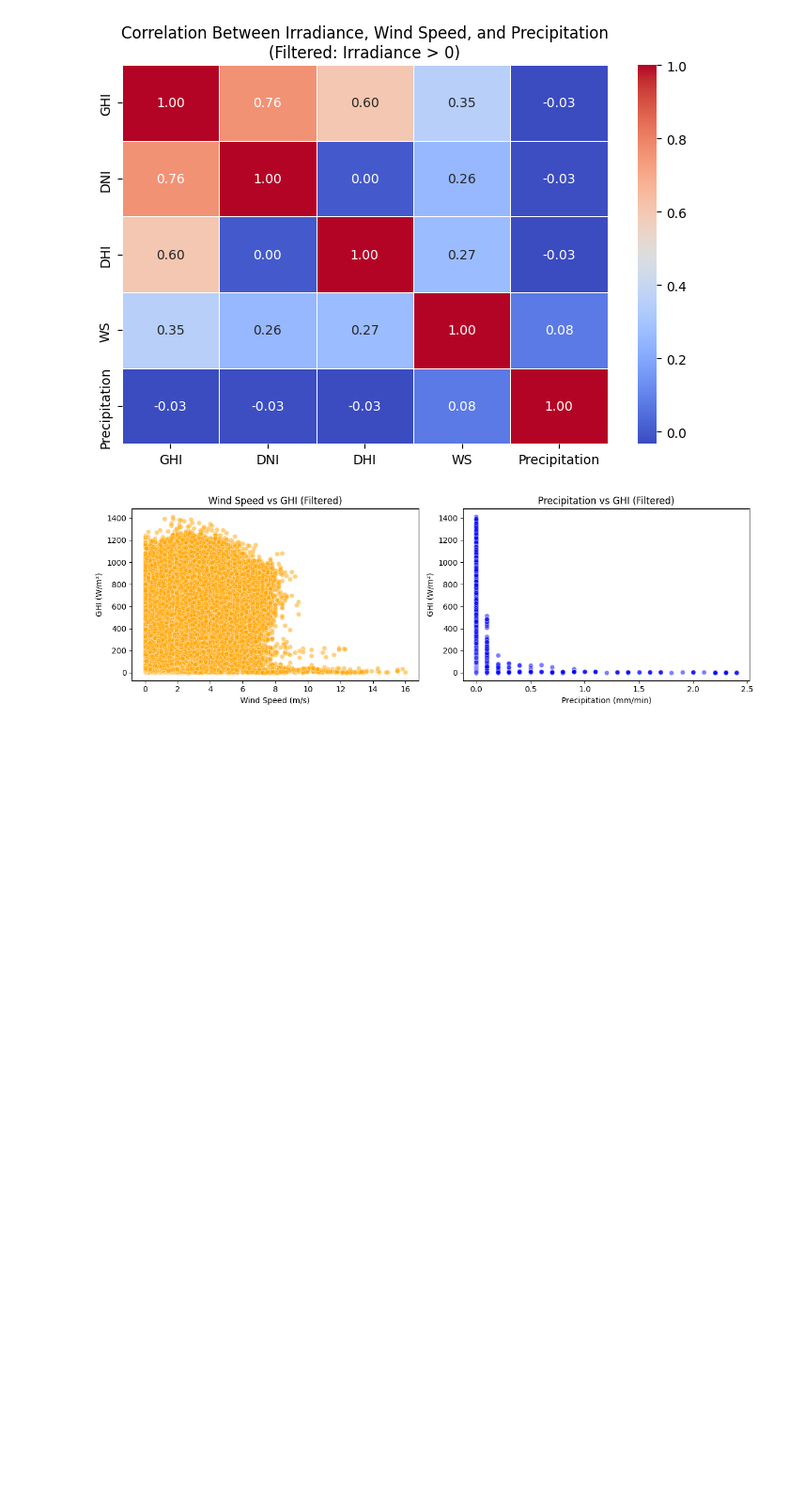
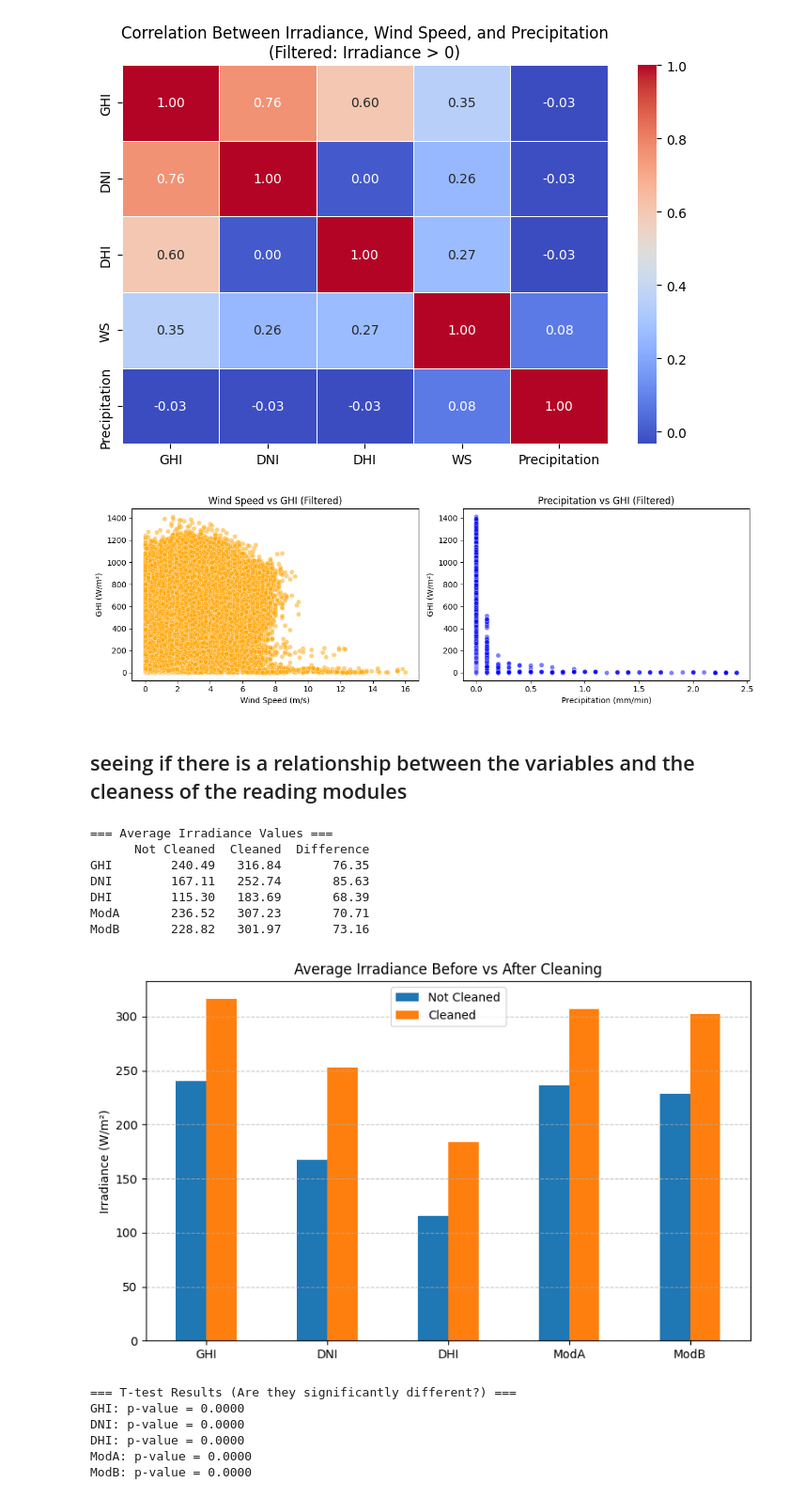
Before and after one commit to Abrhammmo/solar-challenge-week0, a Jupyter notebook: notebook/benin_eda.ipynb, the cells around one changed output. Shown at 94% size. Cells and saved outputs as stored; diff of their text form; code cells hidden in the pictures; blank space fills up the shorter version.

Commit message:
benin

```diff
--- a/notebook/benin_eda.ipynb
+++ b/notebook/benin_eda.ipynb
@@ -902,3 +916,65 @@ WS             0.351338  0.256920  0.268430  1.000000       0.076341
 Precipitation -0.033575 -0.026302 -0.032728  0.076341       1.000000
 [figure]
 [figure]
+# %% [markdown]
+## seeing if there is a relationship between the variables and the cleaness of the reading modules
+# %%
+import pandas as pd
+import matplotlib.pyplot as plt
+from scipy.stats import ttest_ind
+
+# Read your data (replace with your actual path)
+df = pd.read_csv("../data/benin-malanville.csv")
+
+# Make sure Cleaning is integer or boolean
+df['Cleaning'] = df['Cleaning'].astype(int)
+
+# Define the irradiance columns
+irradiance_cols = ['GHI', 'DNI', 'DHI', 'ModA', 'ModB']
+
+# Separate data based on cleaning status
+cleaned = df[df['Cleaning'] == 1]
+not_cleaned = df[df['Cleaning'] == 0]
+
+# Compare average values
+print("=== Average Irradiance Values ===")
+comparison = pd.DataFrame({
+    "Not Cleaned": not_cleaned[irradiance_cols].mean(),
+    "Cleaned": cleaned[irradiance_cols].mean()
+})
+comparison["Difference"] = comparison["Cleaned"] - comparison["Not Cleaned"]
+print(comparison.round(2))
+
+# Visualize the differences
+comparison[["Not Cleaned", "Cleaned"]].plot(kind="bar", figsize=(8,5))
+plt.title("Average Irradiance Before vs After Cleaning")
+plt.ylabel("Irradiance (W/m²)")
+plt.xticks(rotation=0)
+plt.grid(axis="y", linestyle="--", alpha=0.7)
+plt.tight_layout()
+plt.show()
+
+# Optional: statistical test
+print("\n=== T-test Results (Are they significantly different?) ===")
+for col in irradiance_cols:
+    t_stat, p_val = ttest_ind(
+        cleaned[col].dropna(),
+        not_cleaned[col].dropna(),
+        equal_var=False
+    )
+    print(f"{col}: p-value = {p_val:.4f}")
+# %% [output]
+=== Average Irradiance Values ===
+      Not Cleaned  Cleaned  Difference
+GHI        240.49   316.84       76.35
+DNI        167.11   252.74       85.63
+DHI        115.30   183.69       68.39
+ModA       236.52   307.23       70.71
+ModB       228.82   301.97       73.16
+[figure, added]
+=== T-test Results (Are they significantly different?) ===
+GHI: p-value = 0.0000
+DNI: p-value = 0.0000
+DHI: p-value = 0.0000
+ModA: p-value = 0.0000
+ModB: p-value = 0.0000
```
Also changed, not shown: parts of 16 cells of this notebook, 1 other file.
